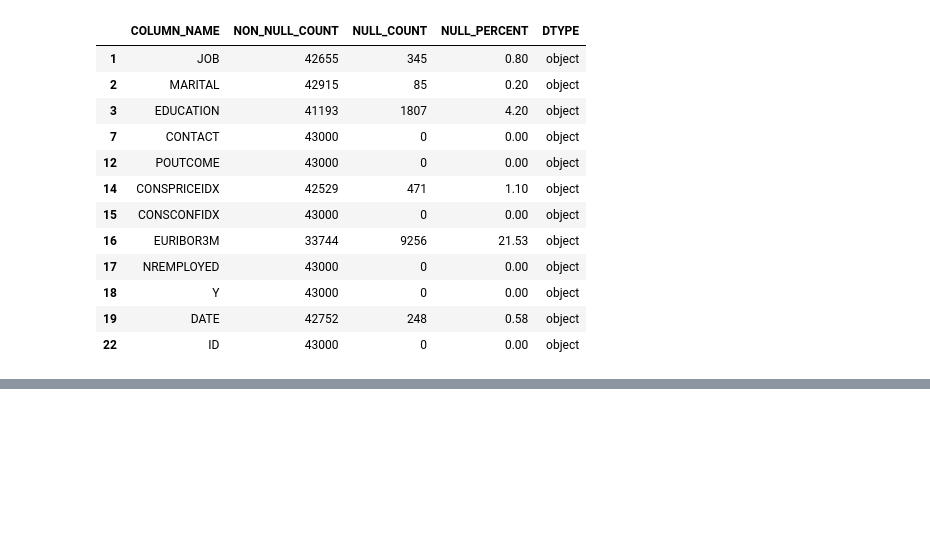
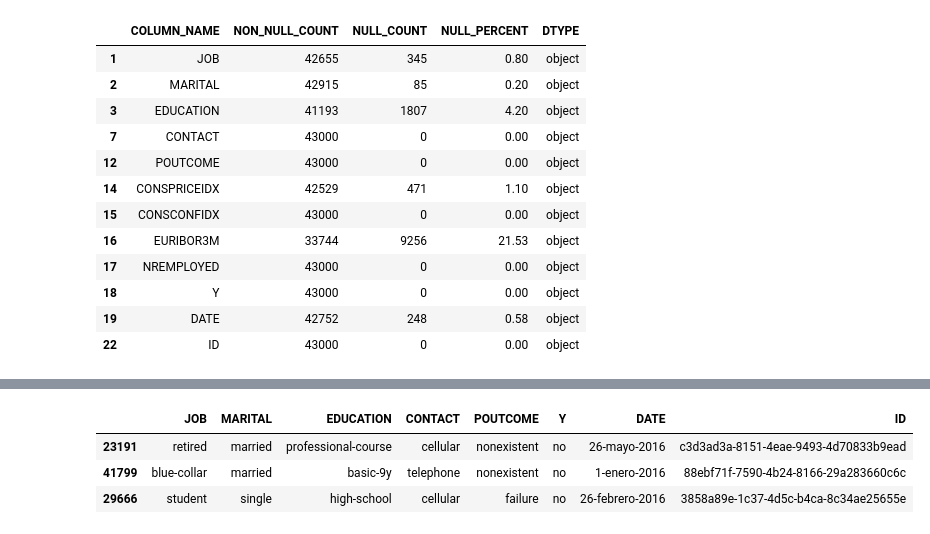
Before and after one commit to PalomaDA/DataProyect_EDA_Python, a Jupyter notebook: eda/flujo_proceso_eba.ipynb, the cells around one changed output, grey strips where cells are left out. Saved outputs shown, nothing was run; the diff lists cells and outputs as text; code cells hidden in the pictures; blank space fills up the shorter version.

```diff
--- a/eda/flujo_proceso_eba.ipynb
+++ b/eda/flujo_proceso_eba.ipynb
@@ -312,0 +415,10 @@ df_filtered
+# %%
+# Ajuste a minusculas y espacios
+df_bank[bank_object_cols] = df_bank[bank_object_cols].apply(lambda x: x.str.replace(".","-").str.lower())
+# %%
+df_bank[bank_object_cols].sample(3)
+# %% [output]
+|  | JOB | MARITAL | EDUCATION | CONTACT | POUTCOME | Y | DATE | ID |
+| 23191 | retired | married | professional-course | cellular | nonexistent | no | 26-mayo-2016 | c3d3ad3a-8151-4eae-9493-4d70833b9ead |
+| 41799 | blue-collar | married | basic-9y | telephone | nonexistent | no | 1-enero-2016 | 88ebf71f-7590-4b24-8166-29a283660c6c |
+| 29666 | student | single | high-school | cellular | failure | no | 26-febrero-2016 | 3858a89e-1c37-4d5c-b4ca-8c34ae25655e |
```
Also changed, not shown: parts of 24 cells of this notebook.
